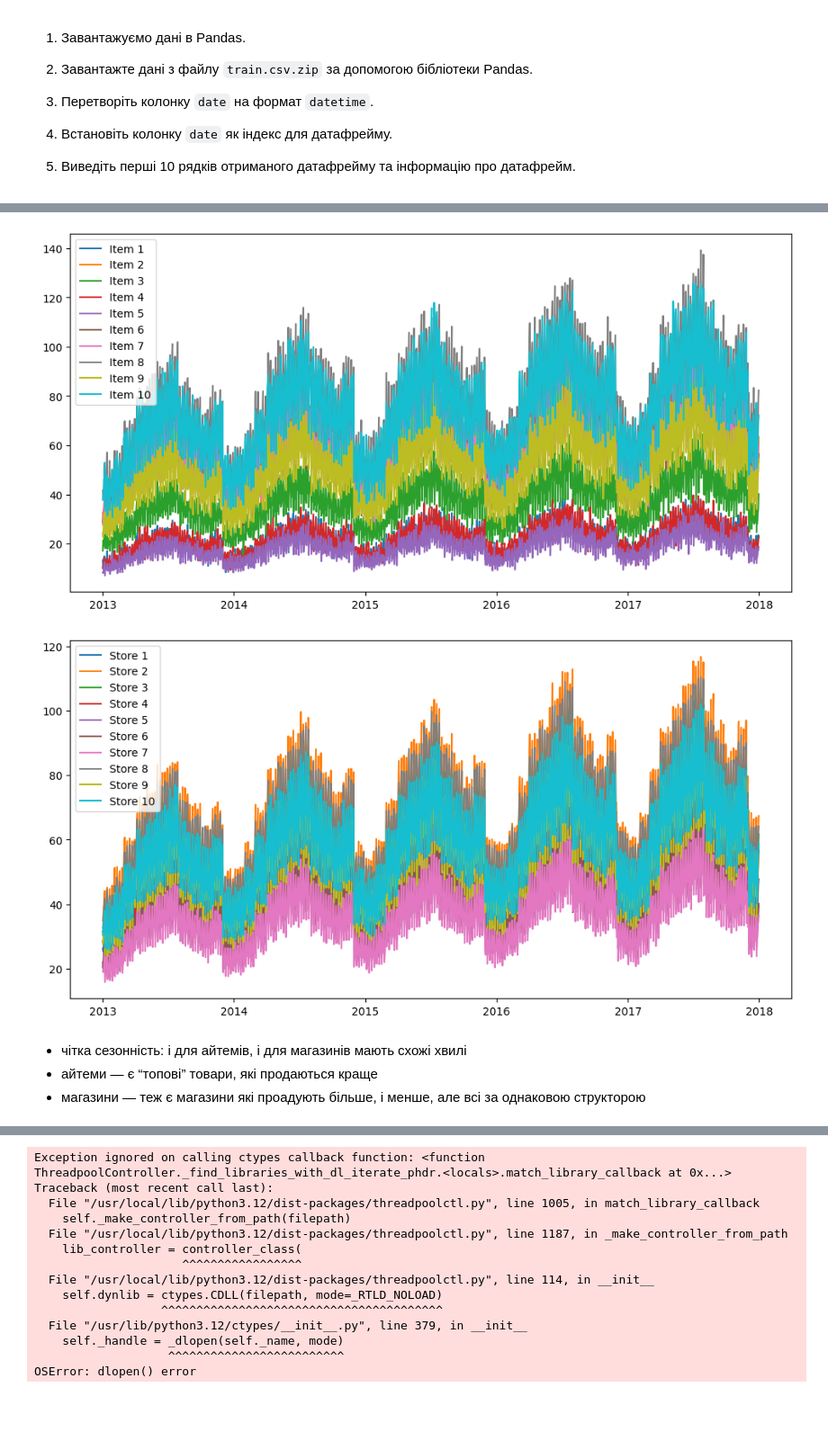
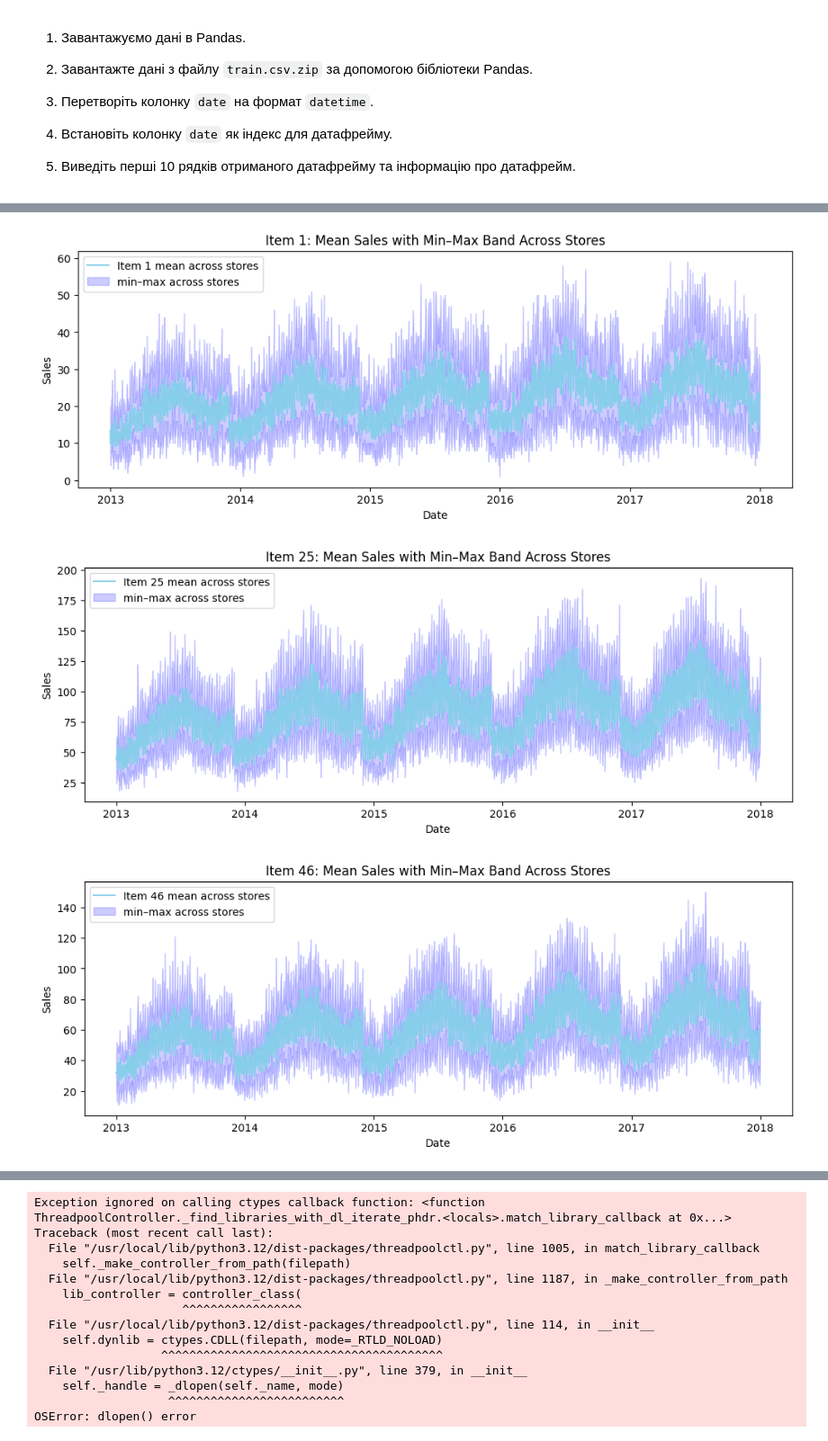
Before and after one commit to chornamarta/ml3.0, a Jupyter notebook: Module 2/TimeSeries/HW_2_5_Time_Series_Analysis.ipynb, the cells around one changed output, grey strips where cells are left out. Shown at 90% size. Drawn from its saved outputs; the diff is of its cells as text; code cells hidden in the pictures; blank space fills up the shorter version.

```diff
--- a/Module 2/TimeSeries/HW_2_5_Time_Series_Analysis.ipynb
+++ b/Module 2/TimeSeries/HW_2_5_Time_Series_Analysis.ipynb
@@ -76,26 +65,25 @@ sns.lineplot(x=df.index, y=df['sales'])
-# %%
-plt.figure(figsize=(12, 6))
-
-for item_id in range(1,11):
-    df_item = df[df["item"] == item_id]
-    stats = df_item.groupby("date")["sales"].agg(["mean", "min", "max"]).reset_index()
-    plt.plot(stats["date"], stats["mean"], label=f"Item {item_id}")
-plt.legend()
-plt.show()
-# %% [output]
-[figure, removed]
-# %%
-plt.figure(figsize=(12, 6))
-
-for item_id in range(1,11):
-    df_item = df[df["store"] == item_id]
-    stats = df_item.groupby("date")["sales"].agg(["mean", "min", "max"]).reset_index()
-    plt.plot(stats["date"], stats["mean"], label=f"Store {item_id}")
-plt.legend()
-plt.show()
-# %% [output]
-[figure, removed]
-# %% [markdown]
-- чітка сезонність: і для айтемів, і для магазинів мають схожі хвилі
-- айтеми — є “топові” товари, які продаються краще
-- магазини — теж є магазини які проадують більше, і менше, але всі за однаковою структорою
+# %%
+sample_items = [1, 25, 46]
+
+figs = []
+for it in sample_items:
+    tmp = df[df['item'] == it]
+    pivot = tmp.pivot_table(index=tmp.index, columns='store', values='sales')
+    pivot = pivot.asfreq('D').interpolate() # filled missed days if there
+
+    mean_series = pivot.mean(axis=1)
+    min_series = pivot.min(axis=1)
+    max_series = pivot.max(axis=1)
+
+    plt.figure(figsize=(12,4))
+    plt.plot(mean_series.index, mean_series.values, label=f'Item {it} mean across stores',color='skyblue')
+    plt.fill_between(mean_series.index, min_series.values, max_series.values, alpha=0.2, label='min–max across stores',color='blue')
+    plt.title(f'Item {it}: Mean Sales with Min–Max Band Across Stores')
+    plt.xlabel('Date')
+    plt.ylabel('Sales')
+    plt.legend()
+    plt.show()
+# %% [output]
+[figure, added]
+[figure, added]
+[figure, added]
```
Also changed, not shown: parts of 112 cells of this notebook.
